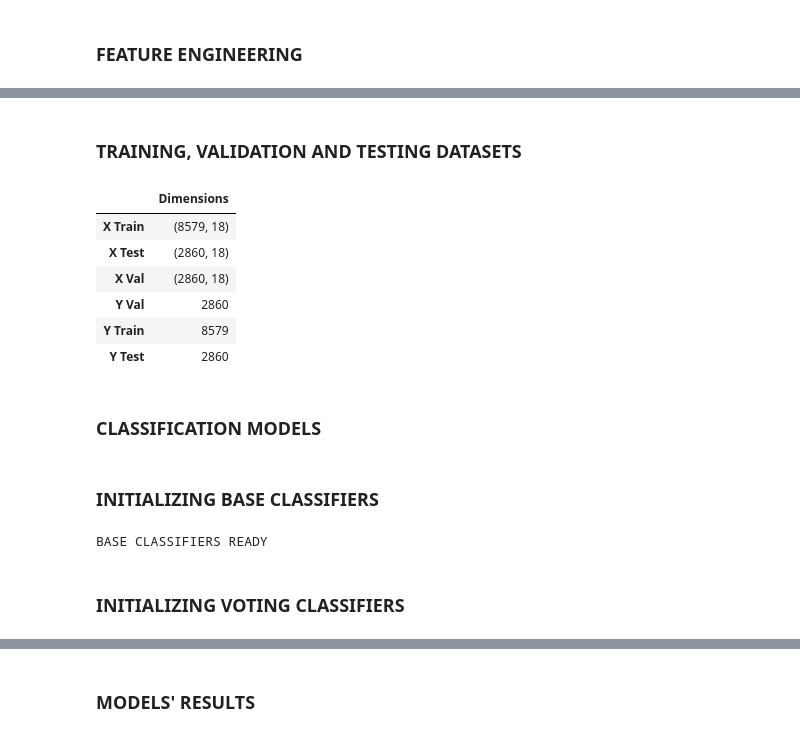
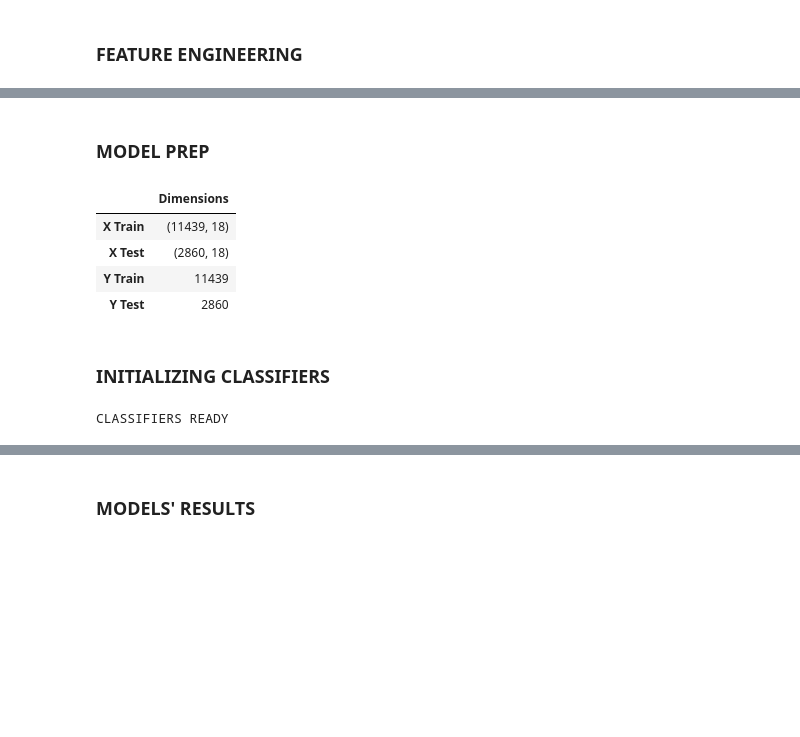
Before and after one commit to Stephen-Adwini-Badu/01.-Waze-Project, a Jupyter notebook: Waze Project Notebook.ipynb, the cells around one changed output, grey strips where cells are left out. Saved outputs shown, nothing was run; the diff lists cells and outputs as text; code cells hidden in the pictures; blank space fills up the shorter version.

```diff
--- a/Waze Project Notebook.ipynb
+++ b/Waze Project Notebook.ipynb
@@ -425,45 +432,34 @@ None
 | 75% | 0.665012 | 0.208580 | 191.157779 | 177.431844 | 1.593733 |
 | max | 1.530637 | 39.763874 | 21822.419685 | 8898.716275 | 668.888397 |
 # %% [markdown]
-### TRAINING, VALIDATION AND TESTING DATASETS
+### MODEL PREP
 # %%
 #Define X and y variables
 y = df["label"]
 X = df.drop(columns=df[["label", "ID","device_type"]])
 
 #Defining training and testing datasets
-X_train0, X_test1, y_train0, y_test1 = train_test_split(X, y,
-                                                        stratify=y,
-                                                        test_size=0.20,
-                                                        random_state=42)
-
-#Defining training and validation datasets
-X_train1, X_val, y_train1, y_val = train_test_split(X_train0, y_train0,
-                                                    stratify=y_train0,
-                                                    test_size=0.25,
+X_train, X_test, y_train, y_test = train_test_split(X, y,
+                                                    stratify=y,
+                                                    test_size=0.20,
                                                     random_state=42)
 
+
 #Generating dataframe for split
-split2 = pd.DataFrame(data={"Dimensions":[X_train1.shape,
-                                          X_test1.shape,
-                                          X_val.shape,
-                                          y_val.size,
-                                          y_train1.size,
-                                          y_test1.size]},
-                      index=["X Train", "X Test", "X Val", "Y Val", "Y Train", "Y Test"])
+split2 = pd.DataFrame(data={"Dimensions":[X_train.shape,
+                                          X_test.shape,
+                                          y_train.size,
+                                          y_test.size]},
+                      index=["X Train", "X Test", "Y Train", "Y Test"])
 
 #Previewing split
 split2
 # %% [output]
 |  | Dimensions |
-| X Train | (8579, 18) |
+| X Train | (11439, 18) |
 | X Test | (2860, 18) |
-| X Val | (2860, 18) |
-| Y Val | 2860 |
-| Y Train | 8579 |
+| Y Train | 11439 |
 | Y Test | 2860 |
-# %% [markdown]
-### CLASSIFICATION MODELS
 # %%
 # Initialize empty lists to store results
 Model = []
@@ -508,19 +504,17 @@ def resultify(name_or_results, test=None, pred=None):
         F1.append(f"{f1_value}%")
         ROC_AUC.append(f"{roc_auc_value}%")
 # %% [markdown]
-### INITIALIZING BASE CLASSIFIERS
+### INITIALIZING CLASSIFIERS
 # %%
 #Initializing first base classifier
-rfc = RandomForestClassifier(random_state=42).fit(X_train1, y_train1) #Training first classifier
+rfc = RandomForestClassifier(random_state=42).fit(X_train, y_train) #Training first classifier
 
 #Initializing second base classifier
-gbc = GradientBoostingClassifier(random_state=42).fit(X_train1, y_train1) #Training second classifier
+gbc = GradientBoostingClassifier(random_state=42).fit(X_train, y_train) #Training second classifier
 
 #Initializing third base classifier
-xgb = XGBClassifier(objective='binary:logistic', random_state=42).fit(X_train1, y_train1) #Training third classifier
+xgb = XGBClassifier(objective='binary:logistic', random_state=42).fit(X_train, y_train) #Training third classifier
 
-print("BASE CLASSIFIERS READY")
+print("CLASSIFIERS READY")
 # %% [output]
-BASE CLASSIFIERS READY
+CLASSIFIERS READY
-# %% [markdown]
-### INITIALIZING VOTING CLASSIFIERS
```
Also changed, not shown: parts of 13 cells of this notebook, 1 other file.
